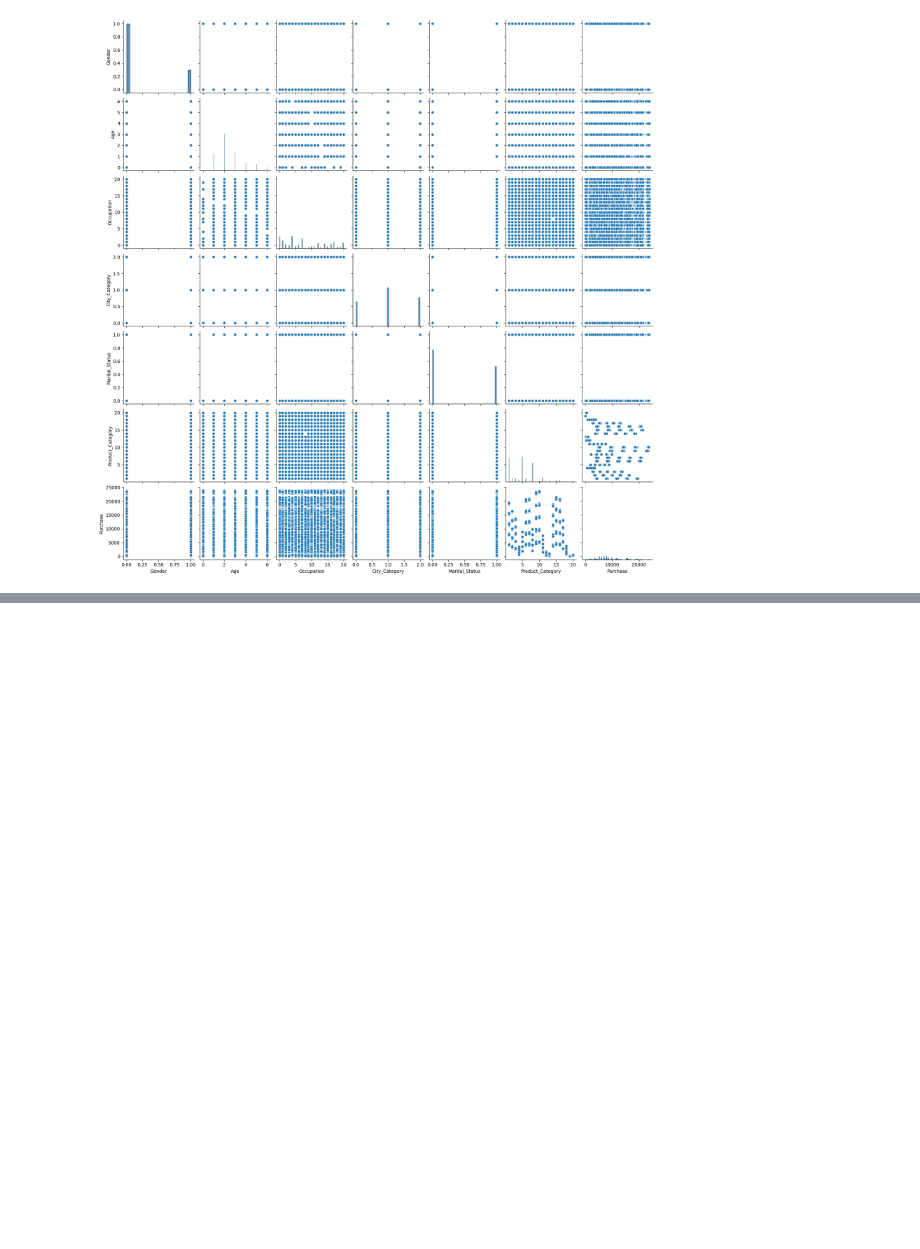
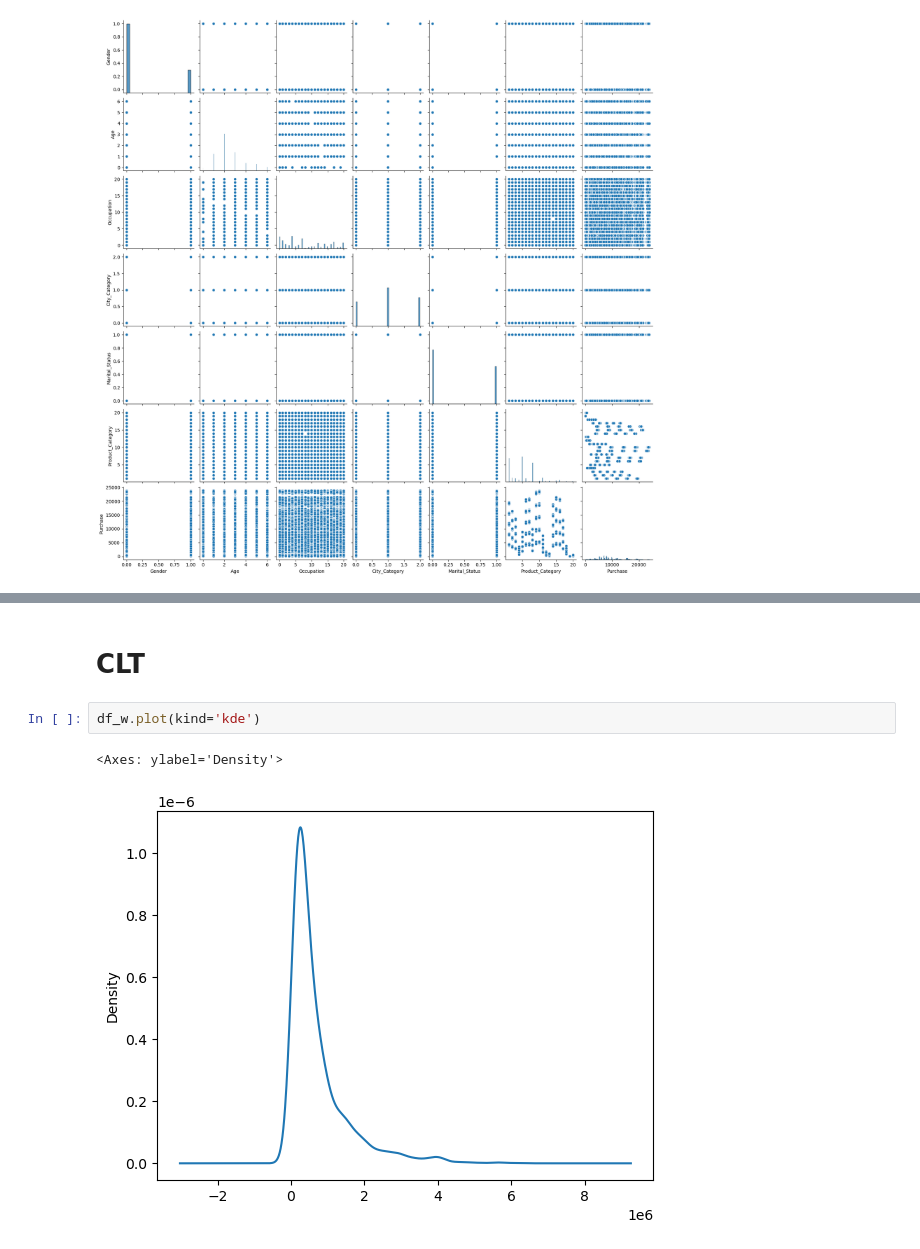
Before and after one commit to muthuganeshece/Business-Case-Study, a Jupyter notebook: Walmart/Notebook/Walmart_CLT.ipynb, the cells around one changed output, grey strips where cells are left out. Drawn from its saved outputs; the diff is of its cells as text; blank space fills up the shorter version.

```diff
--- a/Walmart/Notebook/Walmart_CLT.ipynb
+++ b/Walmart/Notebook/Walmart_CLT.ipynb
@@ -197,0 +279,7 @@ sns.pairplot(df_transform.drop(['User_ID', 'Product_ID', 'Stay_In_Current_City_Y
+# %% [markdown]
+# CLT
+# %%
+df_w.plot(kind='kde')
+# %% [output]
+<Axes: ylabel='Density'>
+[figure, added]
```
Also changed, not shown: parts of 28 cells of this notebook.
